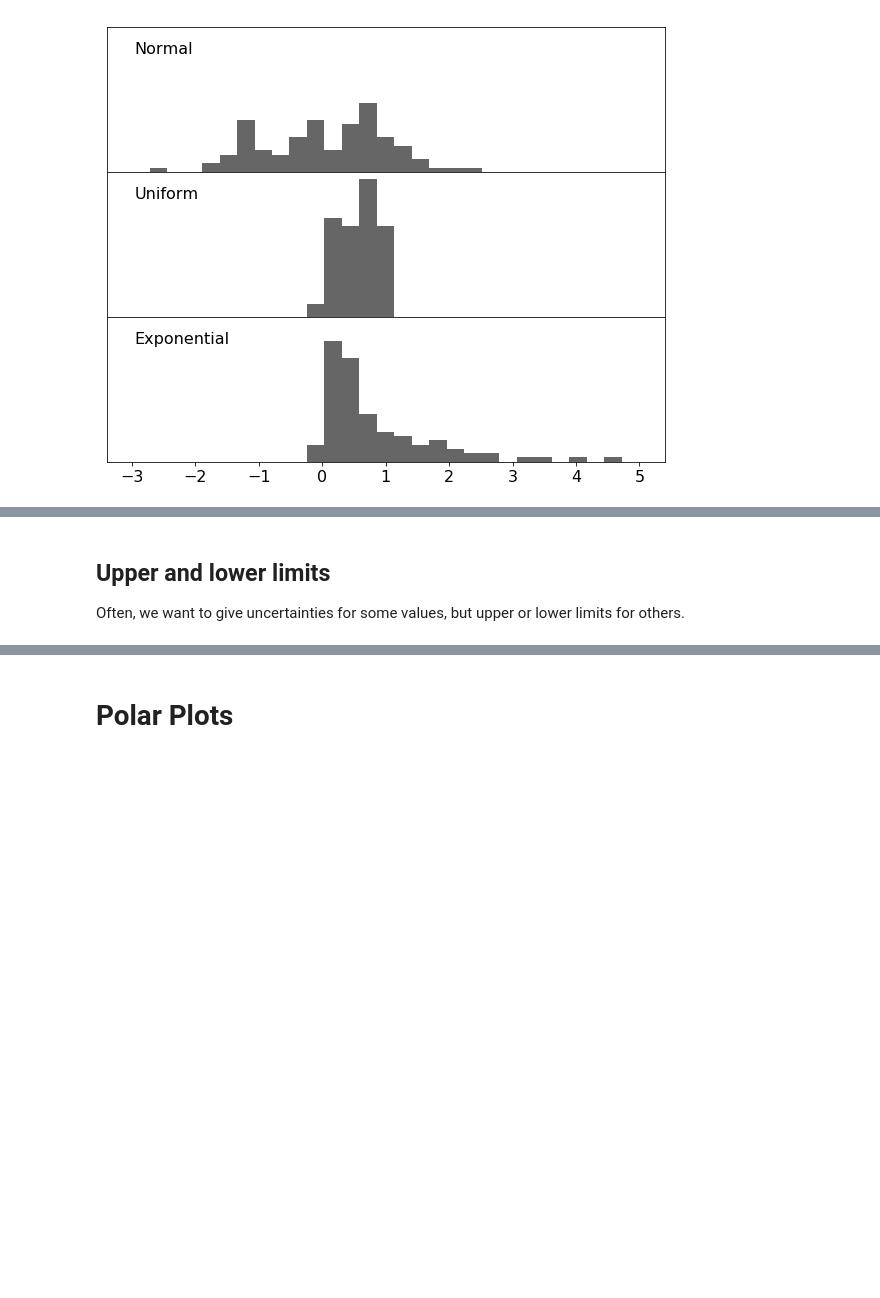
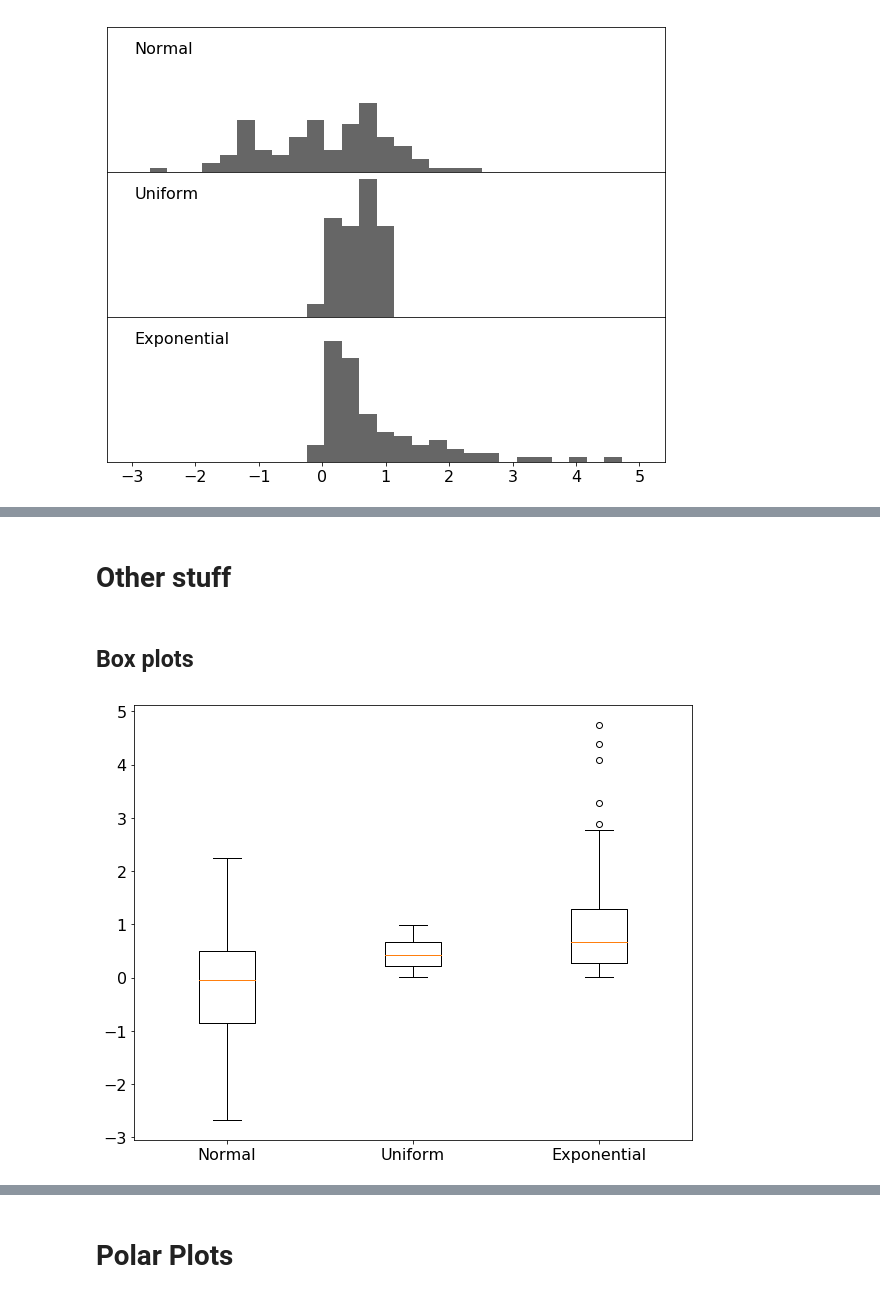
Before and after one commit to ftorradeflot/PythonMasterIFAE, a Jupyter notebook: matplotlib.ipynb, the cells around one changed output, grey strips where cells are left out. Saved outputs shown, nothing was run; the diff lists cells and outputs as text; code cells hidden in the pictures; blank space fills up the shorter version.

```diff
--- a/matplotlib.ipynb
+++ b/matplotlib.ipynb
@@ -570,6 +548,0 @@ plt.errorbar(
-# %% [markdown]
-<a id=upper_limits></a>
-## Upper and lower limits
-
-
-Often, we want to give uncertainties for some values, but upper or lower limits for others.
@@ -604,0 +549,11 @@ plt.yscale('log')
+# %% [markdown]
+# Other stuff
+# %% [markdown]
+## Box plots
+# %%
+s1 = np.random.normal(size=100)
+s2 = np.random.uniform(size=100)
+s3 = np.random.exponential(size=100)
+plt.boxplot([s1, s2, s3], labels=['Normal', 'Uniform', 'Exponential']);
+# %% [output]
+[figure, added]
```
Also changed, not shown: parts of 18 cells of this notebook.
